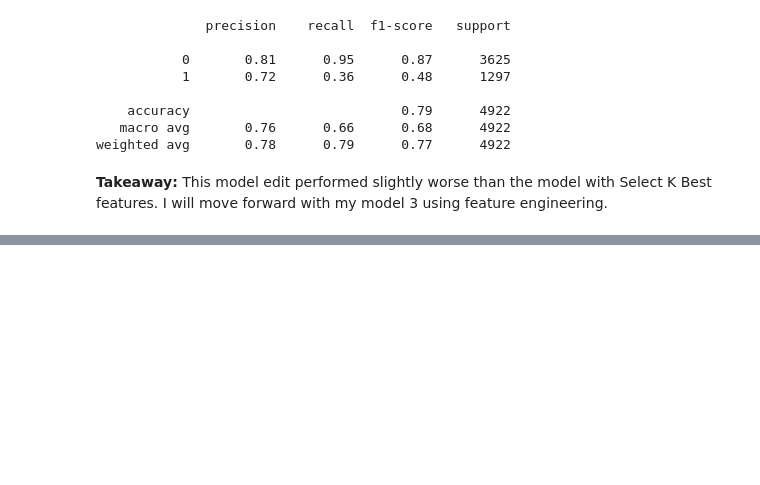
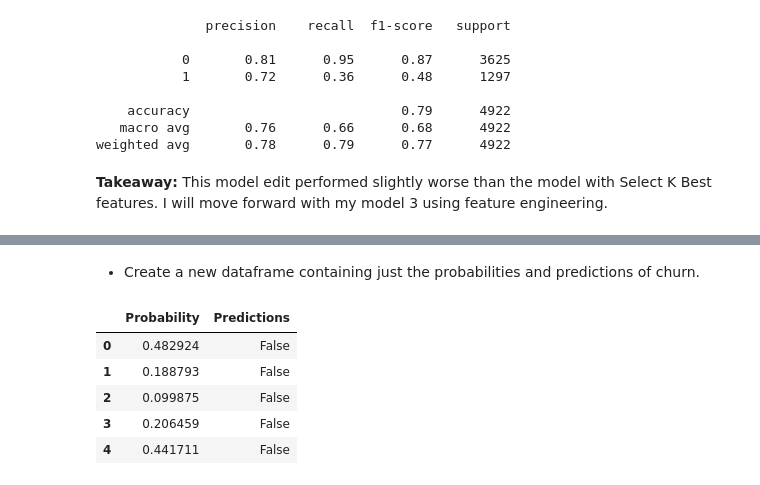
Before and after one commit to cari-holmes/telco-churn-project, a Jupyter notebook: final_churn_mvp.ipynb, the cells around one changed output, grey strips where cells are left out. Cells and saved outputs as stored; diff of their text form; code cells hidden in the pictures; blank space fills up the shorter version.

```diff
--- a/final_churn_mvp.ipynb
+++ b/final_churn_mvp.ipynb
@@ -475,7 +475,7 @@ rf = RandomForestClassifier(bootstrap=True,
                             max_depth=3,
                             random_state=123)
 # %%
-rf.fit(X_kb_train, y_kb_train)
+rf_kbest.fit(X_kb_train, y_kb_train)
 # %% [output]
 RandomForestClassifier(bootstrap=True, class_weight=None, criterion='entropy',
                        max_depth=3, max_features='auto', max_leaf_nodes=None,
@@ -598,0 +674,12 @@ weighted avg       0.78      0.79      0.77      4922
+# %% [markdown]
+- Create a new dataframe containing just the probabilities and predictions of churn.
+# %%
+y_predictions = pd.DataFrame({'Probability': y_pred_proba[:,1], 'Predictions': (y_pred_proba[:,1] >= .5) == 1})
+y_predictions.head()
+# %% [output]
+|  | Probability | Predictions |
+| 0 | 0.482924 | False |
+| 1 | 0.188793 | False |
+| 2 | 0.099875 | False |
+| 3 | 0.206459 | False |
+| 4 | 0.441711 | False |
```
Also changed, not shown: parts of 53 cells of this notebook.
